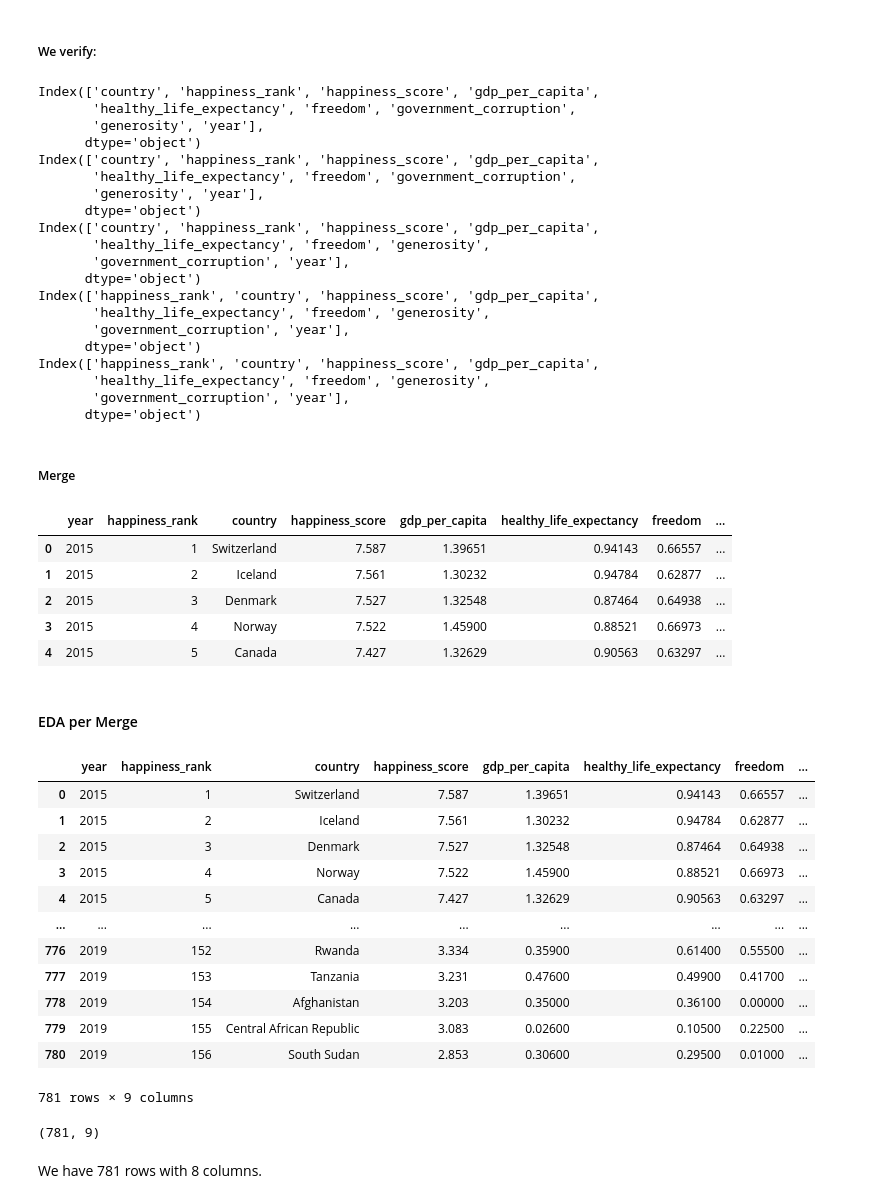
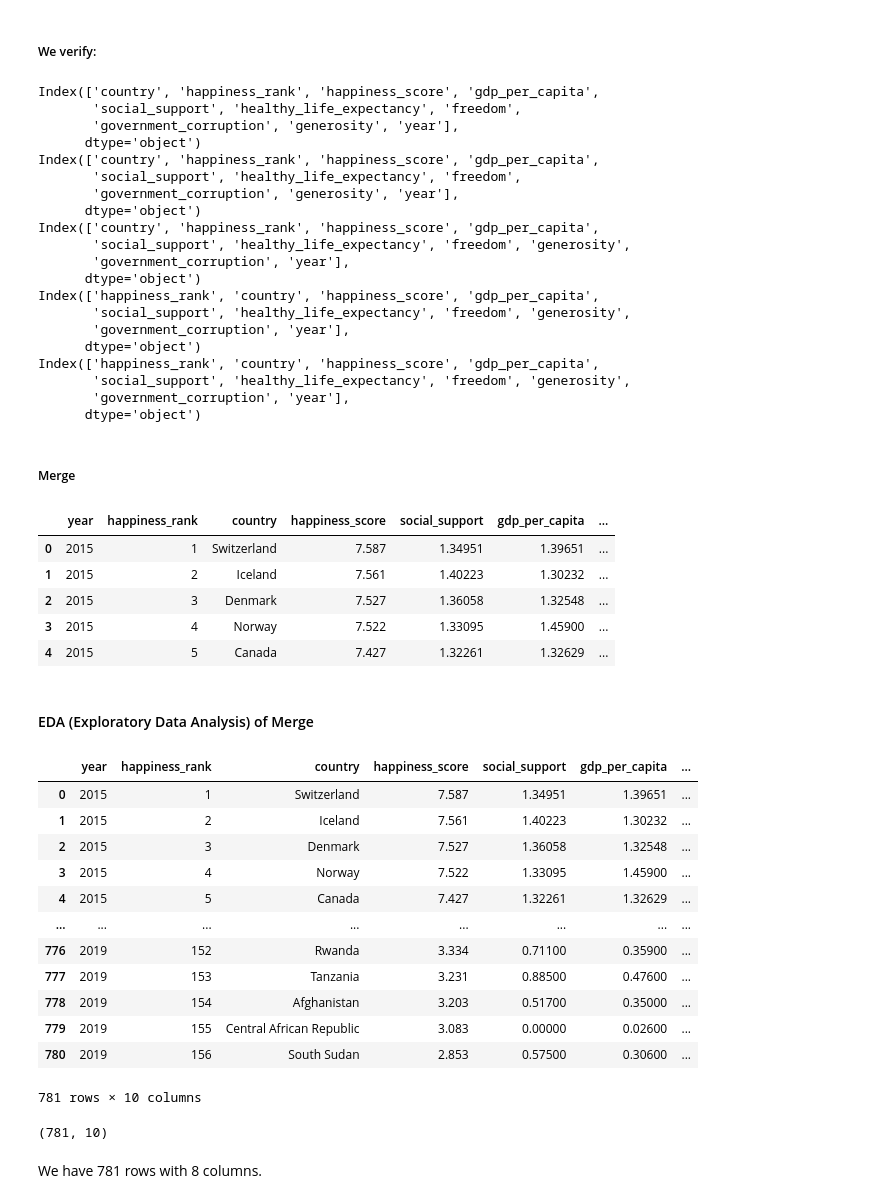
Before and after one commit to mdlangeles/ML_and_Data_Streaming_with_Kafka_WORKSHOP3, a Jupyter notebook: Notebooks/EDA.ipynb, the cells around one changed output. Drawn from its saved outputs; the diff is of its cells as text; code cells hidden in the pictures.

```diff
--- a/Notebooks/EDA.ipynb
+++ b/Notebooks/EDA.ipynb
@@ -674,11 +673,9 @@ We observe that the columns shared across all datasets include: Country, happine
 # %% [markdown]
 ##### We will eliminate the columns mentioned above:
 # %%
-df2015.drop(columns=['Region', 'Standard Error', 'Family', 'Dystopia Residual'], inplace=True)
-df2016.drop(columns=['Region', 'Family', 'Dystopia Residual', 'Lower Confidence Interval', 'Upper Confidence Interval'], inplace=True)
-df2017.drop(columns=['Whisker.high', 'Family','Whisker.low', 'Dystopia.Residual'], inplace=True)
-df2018.drop(columns=['Social support'], inplace=True)
-df2019.drop(columns=['Social support'], inplace=True)
+df2015.drop(columns=['Region', 'Standard Error', 'Dystopia Residual'], inplace=True)
+df2016.drop(columns=['Region', 'Dystopia Residual', 'Lower Confidence Interval', 'Upper Confidence Interval'], inplace=True)
+df2017.drop(columns=['Whisker.high','Whisker.low', 'Dystopia.Residual'], inplace=True)
 # %% [markdown]
 Here, we add the column “year” to our merge:
 # %%
@@ -690,18 +687,18 @@ df2019['year'] = 2019
 # %% [markdown]
 ##### Let's rename the columns we will work with:
 # %%
-df15_df16 = {'year':'year','Economy (GDP per Capita)': 'gdp_per_capita',
+df15_df16 = {'year':'year','Economy (GDP per Capita)': 'gdp_per_capita','Family': 'social_support',
          'Trust (Government Corruption)': 'government_corruption', 'Country': 'country', 'Happiness Rank': 'happiness_rank',
          'Happiness Score': 'happiness_score', 'Freedom': 'freedom', 'Generosity': 'generosity', 'Health (Life Expectancy)': 'healthy_life_expectancy' }
 df2015 = df2015.rename(columns=df15_df16)
 df2016 = df2016.rename(columns=df15_df16)
 # %%
-df17 = {'year':'year','Happiness.Rank': 'happiness_rank', 'Happiness.Score': 'happiness_score',
+df17 = {'year':'year','Happiness.Rank': 'happiness_rank', 'Happiness.Score': 'happiness_score', 'Family':'social_support',
          'Economy..GDP.per.Capita.': 'gdp_per_capita', 'Health..Life.Expectancy.' : 'healthy_life_expectancy',
          'Trust..Government.Corruption.': 'government_corruption', 'Country':'country', 'Freedom': 'freedom', 'Generosity': 'generosity'}
 df2017 = df2017.rename(columns=df17)
 # %%
-df18_df19 = {'year':'year','Overall rank': 'happiness_rank', 'Country or region': 'country', 'Score': 'happiness_score',
+df18_df19 = {'year':'year','Overall rank': 'happiness_rank', 'Country or region': 'country', 'Score': 'happiness_score', 'Social support': 'social_support',
          'Healthy life expectancy' : 'healthy_life_expectancy', 'Freedom to make life choices': 'freedom',
          'Perceptions of corruption': 'government_corruption', 'GDP per capita': 'gdp_per_capita', 'Generosity': 'generosity'}
 df2018 = df2018.rename(columns=df18_df19)
@@ -714,61 +711,61 @@ for dfs in list:
     print(dfs.columns)
 # %% [output]
 Index(['country', 'happiness_rank', 'happiness_score', 'gdp_per_capita',
-       'healthy_life_expectancy', 'freedom', 'government_corruption',
-       'generosity', 'year'],
+       'social_support', 'healthy_life_expectancy', 'freedom',
+       'government_corruption', 'generosity', 'year'],
       dtype='object')
 Index(['country', 'happiness_rank', 'happiness_score', 'gdp_per_capita',
-       'healthy_life_expectancy', 'freedom', 'government_corruption',
-       'generosity', 'year'],
+       'social_support', 'healthy_life_expectancy', 'freedom',
+       'government_corruption', 'generosity', 'year'],
       dtype='object')
 Index(['country', 'happiness_rank', 'happiness_score', 'gdp_per_capita',
-       'healthy_life_expectancy', 'freedom', 'generosity',
+       'social_support', 'healthy_life_expectancy', 'freedom', 'generosity',
        'government_corruption', 'year'],
       dtype='object')
 Index(['happiness_rank', 'country', 'happiness_score', 'gdp_per_capita',
-       'healthy_life_expectancy', 'freedom', 'generosity',
+       'social_support', 'healthy_life_expectancy', 'freedom', 'generosity',
        'government_corruption', 'year'],
       dtype='object')
 Index(['happiness_rank', 'country', 'happiness_score', 'gdp_per_capita',
-       'healthy_life_expectancy', 'freedom', 'generosity',
+       'social_support', 'healthy_life_expectancy', 'freedom', 'generosity',
        'government_corruption', 'year'],
       dtype='object')
 # %% [markdown]
 ##### Merge
 # %%
-common_columns = ['year','happiness_rank', 'country', 'happiness_score', 'gdp_per_capita','healthy_life_expectancy', 'freedom', 'generosity','government_corruption']
+common_columns = ['year','happiness_rank', 'country', 'happiness_score', 'social_support', 'gdp_per_capita','healthy_life_expectancy', 'freedom', 'generosity','government_corruption']
 df = pd.concat([df2015, df2016, df2017, df2018, df2019], ignore_index=True)
 df = df.reindex(columns=common_columns)
 df.head(5)
 # %% [output]
-|  | year | happiness_rank | country | happiness_score | gdp_per_capita | healthy_life_expectancy | freedom | ... |
-| 0 | 2015 | 1 | Switzerland | 7.587 | 1.39651 | 0.94143 | 0.66557 | ... |
-| 1 | 2015 | 2 | Iceland | 7.561 | 1.30232 | 0.94784 | 0.62877 | ... |
-| 2 | 2015 | 3 | Denmark | 7.527 | 1.32548 | 0.87464 | 0.64938 | ... |
-| 3 | 2015 | 4 | Norway | 7.522 | 1.45900 | 0.88521 | 0.66973 | ... |
-| 4 | 2015 | 5 | Canada | 7.427 | 1.32629 | 0.90563 | 0.63297 | ... |
+|  | year | happiness_rank | country | happiness_score | social_support | gdp_per_capita | ... |
+| 0 | 2015 | 1 | Switzerland | 7.587 | 1.34951 | 1.39651 | ... |
+| 1 | 2015 | 2 | Iceland | 7.561 | 1.40223 | 1.30232 | ... |
+| 2 | 2015 | 3 | Denmark | 7.527 | 1.36058 | 1.32548 | ... |
+| 3 | 2015 | 4 | Norway | 7.522 | 1.33095 | 1.45900 | ... |
+| 4 | 2015 | 5 | Canada | 7.427 | 1.32261 | 1.32629 | ... |
 # %% [markdown]
-#### EDA per Merge
+#### EDA (Exploratory Data Analysis) of Merge
 # %%
 df
 # %% [output]
-|  | year | happiness_rank | country | happiness_score | gdp_per_capita | healthy_life_expectancy | freedom | ... |
-| 0 | 2015 | 1 | Switzerland | 7.587 | 1.39651 | 0.94143 | 0.66557 | ... |
-| 1 | 2015 | 2 | Iceland | 7.561 | 1.30232 | 0.94784 | 0.62877 | ... |
-| 2 | 2015 | 3 | Denmark | 7.527 | 1.32548 | 0.87464 | 0.64938 | ... |
-| 3 | 2015 | 4 | Norway | 7.522 | 1.45900 | 0.88521 | 0.66973 | ... |
-| 4 | 2015 | 5 | Canada | 7.427 | 1.32629 | 0.90563 | 0.63297 | ... |
-| ... | ... | ... | ... | ... | ... | ... | ... | ... |
-| 776 | 2019 | 152 | Rwanda | 3.334 | 0.35900 | 0.61400 | 0.55500 | ... |
-| 777 | 2019 | 153 | Tanzania | 3.231 | 0.47600 | 0.49900 | 0.41700 | ... |
-| 778 | 2019 | 154 | Afghanistan | 3.203 | 0.35000 | 0.36100 | 0.00000 | ... |
-| 779 | 2019 | 155 | Central African Republic | 3.083 | 0.02600 | 0.10500 | 0.22500 | ... |
-| 780 | 2019 | 156 | South Sudan | 2.853 | 0.30600 | 0.29500 | 0.01000 | ... |
+|  | year | happiness_rank | country | happiness_score | social_support | gdp_per_capita | ... |
+| 0 | 2015 | 1 | Switzerland | 7.587 | 1.34951 | 1.39651 | ... |
+| 1 | 2015 | 2 | Iceland | 7.561 | 1.40223 | 1.30232 | ... |
+| 2 | 2015 | 3 | Denmark | 7.527 | 1.36058 | 1.32548 | ... |
+| 3 | 2015 | 4 | Norway | 7.522 | 1.33095 | 1.45900 | ... |
+| 4 | 2015 | 5 | Canada | 7.427 | 1.32261 | 1.32629 | ... |
+| ... | ... | ... | ... | ... | ... | ... | ... |
+| 776 | 2019 | 152 | Rwanda | 3.334 | 0.71100 | 0.35900 | ... |
+| 777 | 2019 | 153 | Tanzania | 3.231 | 0.88500 | 0.47600 | ... |
+| 778 | 2019 | 154 | Afghanistan | 3.203 | 0.51700 | 0.35000 | ... |
+| 779 | 2019 | 155 | Central African Republic | 3.083 | 0.00000 | 0.02600 | ... |
+| 780 | 2019 | 156 | South Sudan | 2.853 | 0.57500 | 0.30600 | ... |
-781 rows × 9 columns
+781 rows × 10 columns
 # %%
 df.shape
 # %% [output]
-(781, 9)
+(781, 10)
 # %% [markdown]
 We have 781 rows with 8 columns.
 # %%
```
Also changed, not shown: parts of 23 cells of this notebook, 1 other file.
